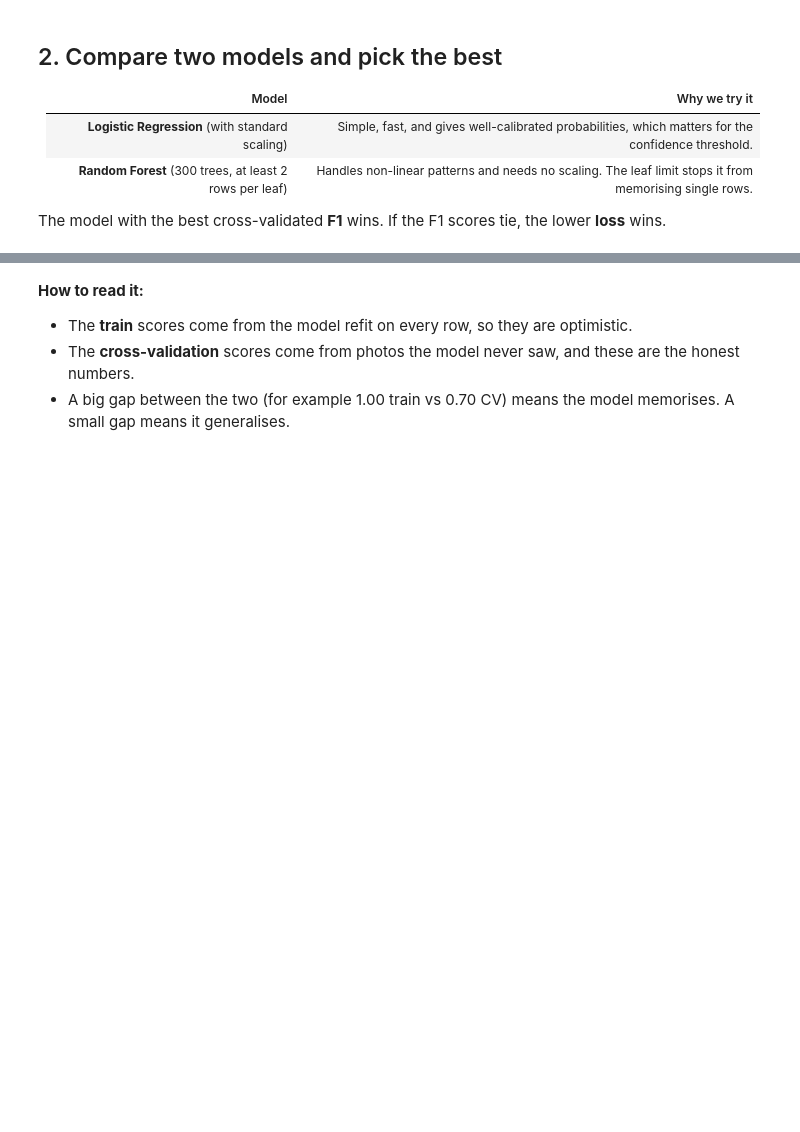
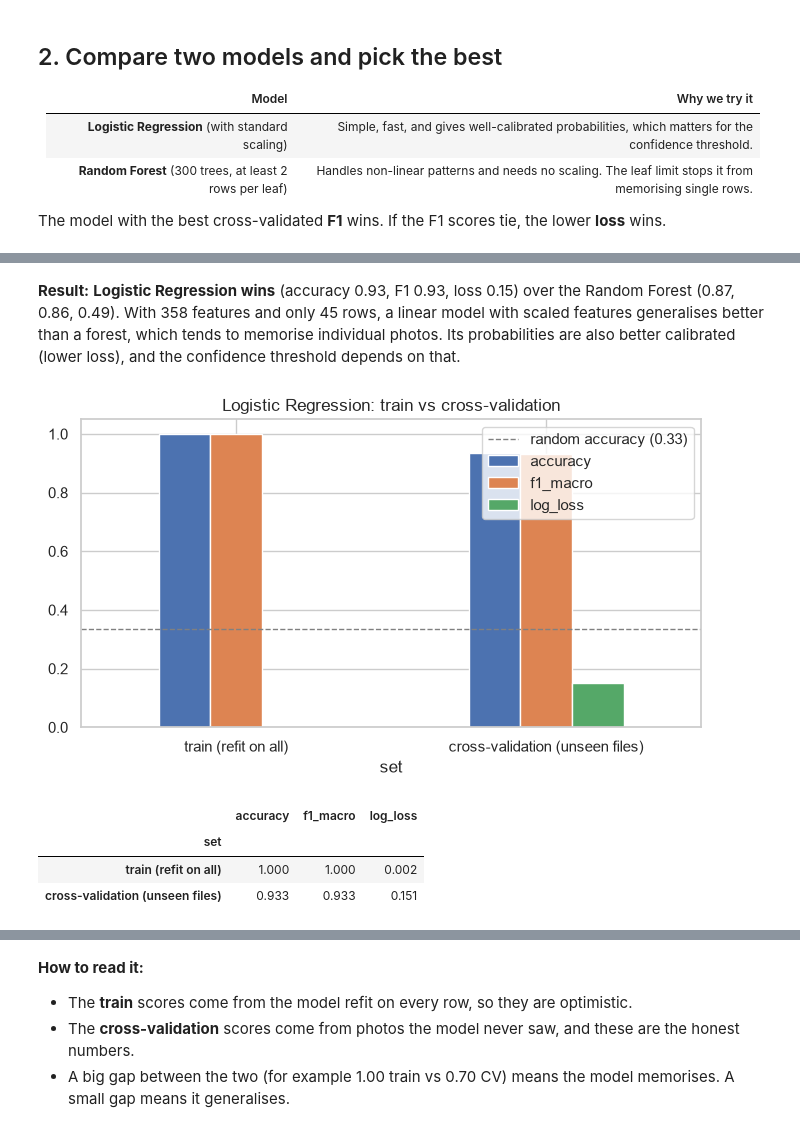
Before and after one commit to Jonathan2055/UserIdentityandProductRecommendationSystem, a Jupyter notebook: training_models/face_model_training.ipynb, the cells around one changed output, grey strips where cells are left out. Drawn from its saved outputs; the diff is of its cells as text; code cells hidden in the pictures; blank space fills up the shorter version.

```diff
--- a/training_models/face_model_training.ipynb
+++ b/training_models/face_model_training.ipynb
@@ -61,8 +96,17 @@ bundle = train_identity_model(df, group_col="source_image")
+# %% [markdown]
+**Result:** **Logistic Regression wins** (accuracy 0.93, F1 0.93, loss 0.15) over the Random Forest (0.87, 0.86, 0.49). With 358 features and only 45 rows, a linear model with scaled features generalises better than a forest, which tends to memorise individual photos. Its probabilities are also better calibrated (lower loss), and the confidence threshold depends on that.
 # %%
 b = bundle
 summary = pd.DataFrame([{"set": "train (refit on all)", **b["train_scores"]},
                         {"set": "cross-validation (unseen files)", **b["cv_scores"]}]).set_index("set")
 ax = summary.plot(kind="bar", figsize=(8, 4), rot=0)
-ax.axhline(0.25, color="grey", ls="--", lw=1, label="random accuracy (0.25)")
+chance = 1 / len(b["classes"])
+ax.axhline(chance, color="grey", ls="--", lw=1, label=f"random accuracy ({chance:.2f})")
 ax.set_title(f"{b['model_name']}: train vs cross-validation"); ax.legend(loc="upper right"); plt.show()
 summary.round(3)
+# %% [output]
+[figure, added]
+|  | accuracy | f1_macro | log_loss |
+| set |  |  |  |
+| train (refit on all) | 1.000 | 1.000 | 0.002 |
+| cross-validation (unseen files) | 0.933 | 0.933 | 0.151 |
```
Also changed, not shown: parts of 15 cells of this notebook, 52 other files.
